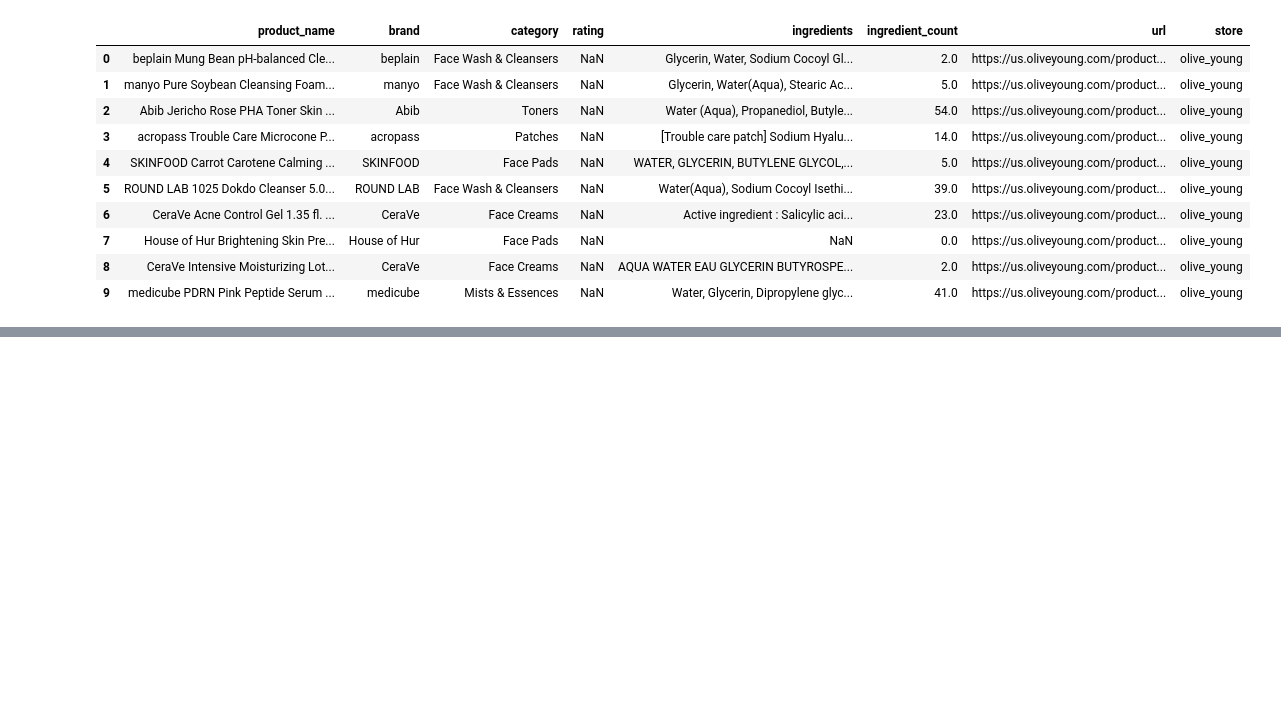
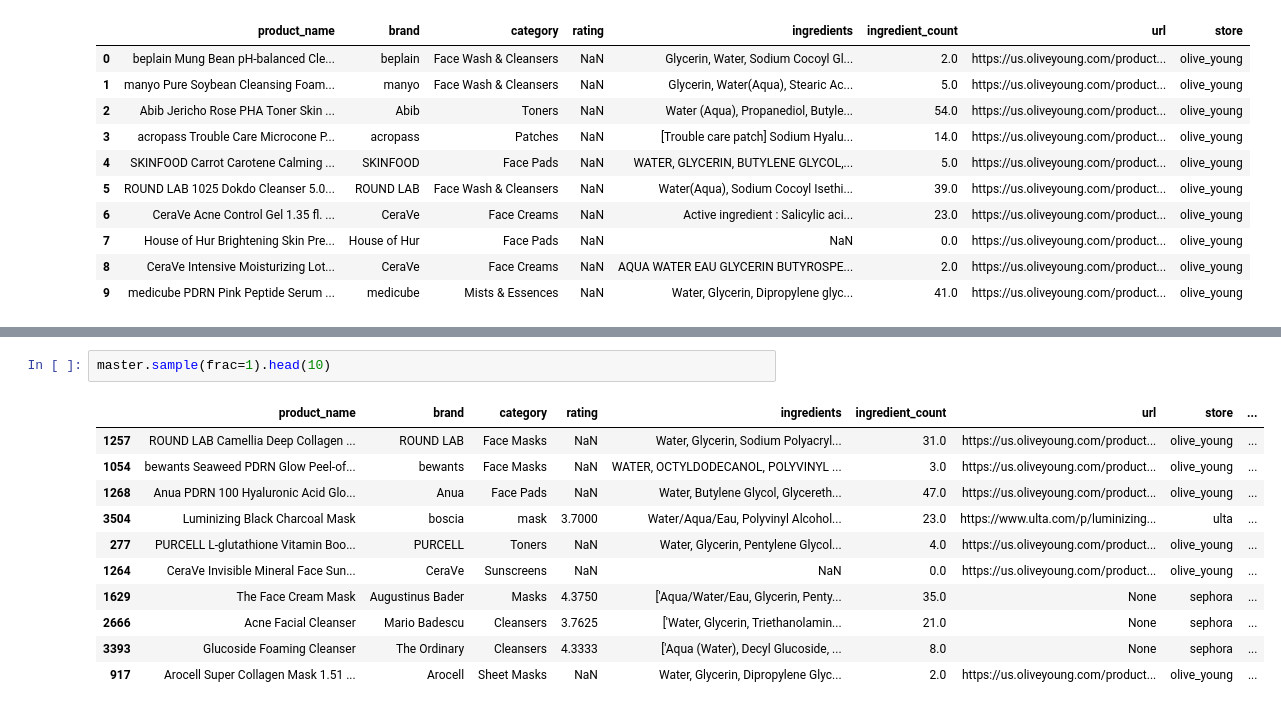
Before and after one commit to dairalmerino/Skinify, a Jupyter notebook: notebooks/04_merge_datasets.ipynb, the cells around one changed output, grey strips where cells are left out. Cells and saved outputs as stored; diff of their text form; blank space fills up the shorter version.

```diff
--- a/notebooks/04_merge_datasets.ipynb
+++ b/notebooks/04_merge_datasets.ipynb
@@ -315,0 +330,14 @@ master.head(10)
+# %%
+master.sample(frac=1).head(10)
+# %% [output]
+|  | product_name | brand | category | rating | ingredients | ingredient_count | url | store | ... |
+| 1257 | ROUND LAB Camellia Deep Collagen ... | ROUND LAB | Face Masks | NaN | Water, Glycerin, Sodium Polyacryl... | 31.0 | https://us.oliveyoung.com/product... | olive_young | ... |
+| 1054 | bewants Seaweed PDRN Glow Peel-of... | bewants | Face Masks | NaN | WATER, OCTYLDODECANOL, POLYVINYL ... | 3.0 | https://us.oliveyoung.com/product... | olive_young | ... |
+| 1268 | Anua PDRN 100 Hyaluronic Acid Glo... | Anua | Face Pads | NaN | Water, Butylene Glycol, Glycereth... | 47.0 | https://us.oliveyoung.com/product... | olive_young | ... |
+| 3504 | Luminizing Black Charcoal Mask | boscia | mask | 3.7000 | Water/Aqua/Eau, Polyvinyl Alcohol... | 23.0 | https://www.ulta.com/p/luminizing... | ulta | ... |
+| 277 | PURCELL L-glutathione Vitamin Boo... | PURCELL | Toners | NaN | Water, Glycerin, Pentylene Glycol... | 4.0 | https://us.oliveyoung.com/product... | olive_young | ... |
+| 1264 | CeraVe Invisible Mineral Face Sun... | CeraVe | Sunscreens | NaN | NaN | 0.0 | https://us.oliveyoung.com/product... | olive_young | ... |
+| 1629 | The Face Cream Mask | Augustinus Bader | Masks | 4.3750 | ['Aqua/Water/Eau, Glycerin, Penty... | 35.0 | None | sephora | ... |
+| 2666 | Acne Facial Cleanser | Mario Badescu | Cleansers | 3.7625 | ['Water, Glycerin, Triethanolamin... | 21.0 | None | sephora | ... |
+| 3393 | Glucoside Foaming Cleanser | The Ordinary | Cleansers | 4.3333 | ['Aqua (Water), Decyl Glucoside, ... | 8.0 | None | sephora | ... |
+| 917 | Arocell Super Collagen Mask 1.51 ... | Arocell | Sheet Masks | NaN | Water, Glycerin, Dipropylene Glyc... | 2.0 | https://us.oliveyoung.com/product... | olive_young | ... |
```
Also changed, not shown: parts of 4 cells of this notebook.
